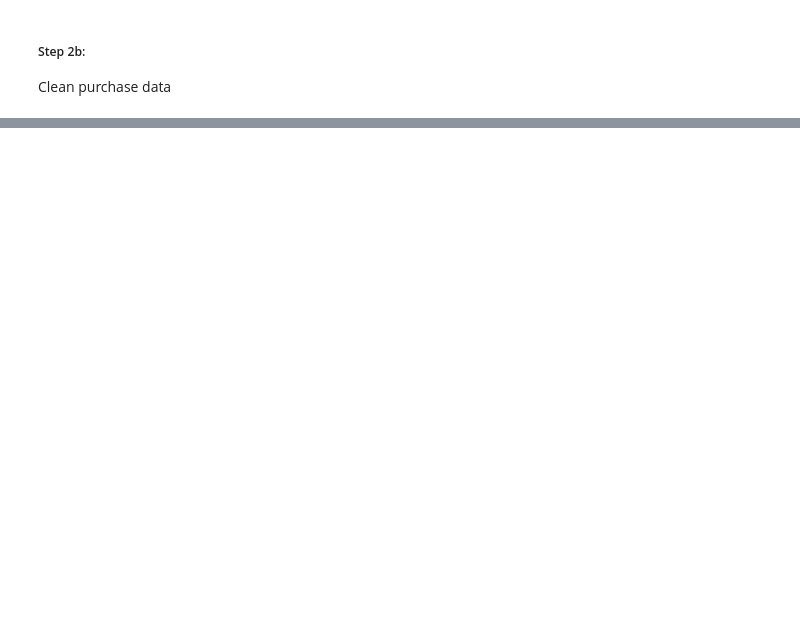
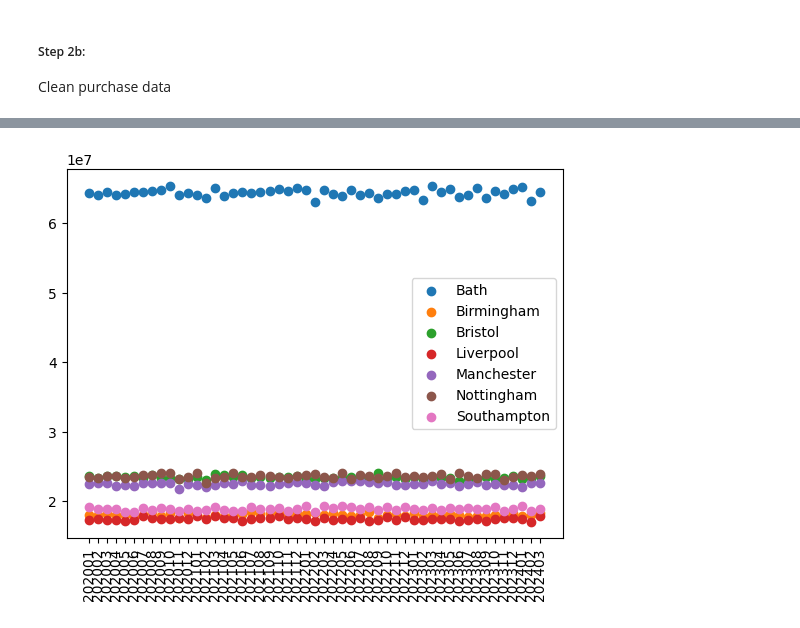
Before and after one commit to alexjvr1/Lightfoot_TechAssessment, a Jupyter notebook: TechAssessment_AJvR.ipynb, the cells around one changed output, grey strips where cells are left out. Cells and saved outputs as stored; diff of their text form; code cells hidden in the pictures; blank space fills up the shorter version.

```diff
--- a/TechAssessment_AJvR.ipynb
+++ b/TechAssessment_AJvR.ipynb
@@ -181,0 +440,34 @@ memory usage: 160.2+ MB
+# %%
+#Plot revenue and units sold per city per month
+df = pd.read_csv("Q7_TotUnits_TotRev_PerCity.csv")
+df.head()
+
+groups = df.groupby("city")
+
+
+#What is the total revenue per month per city?
+fig, ax = plt.subplots()
+for name, group in groups:
+    ax.scatter(group.date.astype('str'), group.total_revenue, label=name)
+ax.legend()
+plt.xticks(rotation=90)
+plt.show()
+
+
+#Plot without Bath
+df = pd.read_csv("Q7_TotUnits_TotRev_PerCity.csv")
+df.head()
+
+filter = df["city"] !='Bath'
+df_noBath = df[filter]
+
+groups = df_noBath.groupby("city")
+
+fig, ax = plt.subplots()
+for name, group in groups:
+    ax.scatter(group.date.astype('str'), group.total_revenue, label=name)
+ax.legend()
+plt.xticks(rotation=90)
+plt.show()
+# %% [output]
+[figure, added]
```
Also changed, not shown: parts of 21 cells of this notebook, 4 other files.
